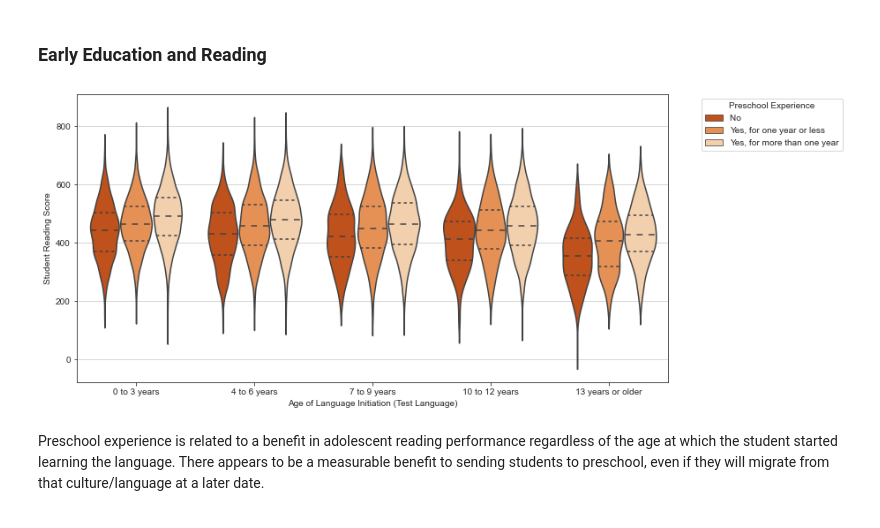
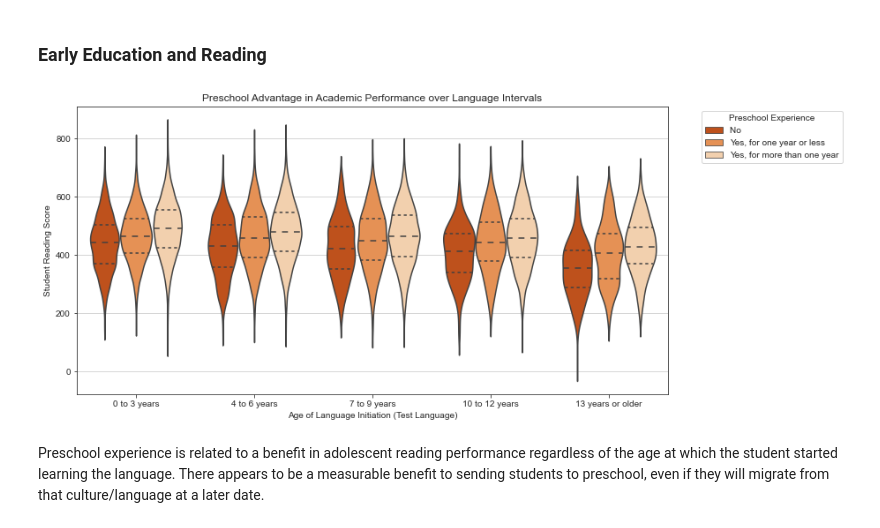
Before and after one commit to sjhaluck/International-Education-Data-Visualization, a Jupyter notebook: exploratory_visualizations.ipynb, the cells around one changed output. Saved outputs shown, nothing was run; the diff lists cells and outputs as text; code cells hidden in the pictures.

```diff
--- a/exploration_template.ipynb
+++ b/exploratory_visualizations.ipynb
@@ -843,14 +843,15 @@ In this section, relationships will be explored for further complexity or consis
 # %%
 plt.figure(figsize=(12,6))
 
 # analyze preschool experience, age of language initiation, and reading performance
 plt.grid(True)
 sb.violinplot(data = pisa_data, y = 'read_score', x = 'age_lang_start', hue = 'preschool', scale = 'area', inner = 'quartile', palette = 'Oranges_r');
 plt.legend(bbox_to_anchor=(1.05, 1), loc='upper left', title= "Preschool Experience");
 plt.ylabel('Student Reading Score');
 plt.xlabel('Age of Language Initiation (Test Language)');
+plt.title('Preschool Advantage in Academic Performance over Language Intervals');
 # %% [output]
-[figure, old version]
+[figure, new version]
 # %% [markdown]
 Preschool experience is related to a benefit in adolescent reading performance regardless of the age at which the student started learning the language. There appears to be a measurable benefit to sending students to preschool, even if they will migrate from that culture/language at a later date.
 # %% [markdown]
```
Also changed, not shown: parts of 7 cells of this notebook, 1 other file.
